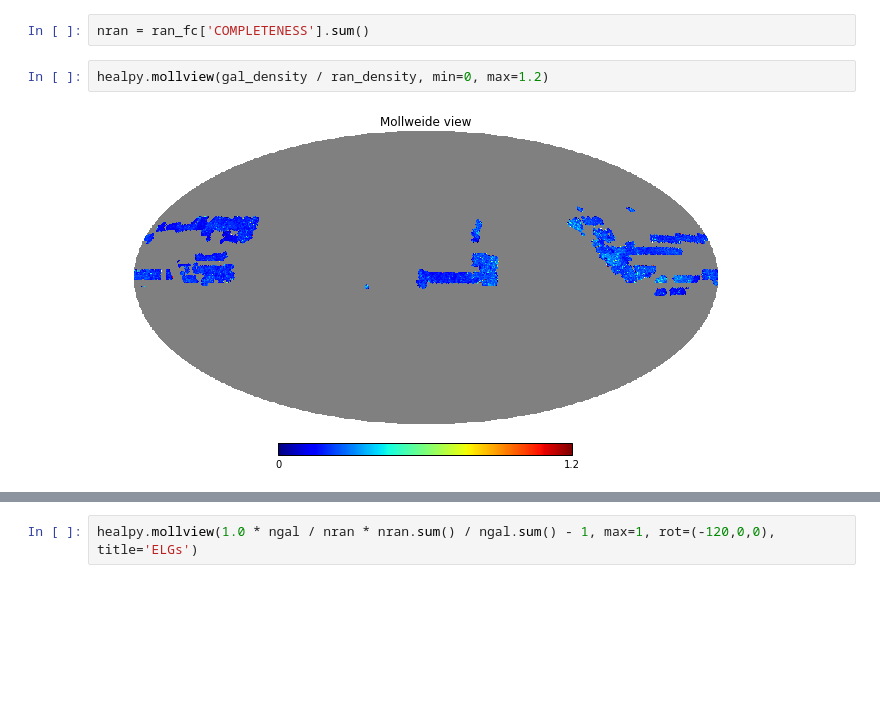
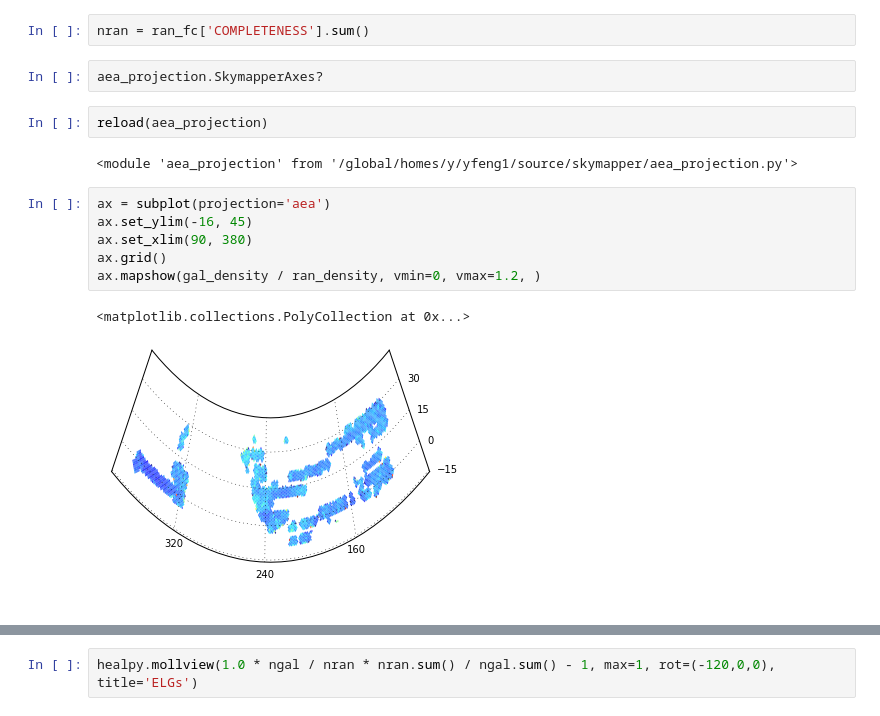
Before and after one commit to bccp/imaginglss-notebooks, a Jupyter notebook: PlotDensityMap-QSO.ipynb, the cells around one changed output, grey strips where cells are left out. Drawn from its saved outputs; the diff is of its cells as text; blank space fills up the shorter version.

```diff
--- a/PlotDensityMap-QSO.ipynb
+++ b/PlotDensityMap-QSO.ipynb
@@ -68,7 +85,18 @@ h_ = hist2d(gal_density[meanfc > 0.8], ran_density[meanfc>0.8], bins=(100, 100),
 [figure]
 # %%
 nran = ran_fc['COMPLETENESS'].sum()
-# %%
-healpy.mollview(gal_density / ran_density, min=0, max=1.2)
-# %% [output]
-[figure, removed]
+# %%
+aea_projection.SkymapperAxes?
+# %%
+reload(aea_projection)
+# %% [output]
+<module 'aea_projection' from '/global/homes/y/yfeng1/source/skymapper/aea_projection.py'>
+# %%
+ax = subplot(projection='aea')
+ax.set_ylim(-16, 45)
+ax.set_xlim(90, 380)
+ax.grid()
+ax.mapshow(gal_density / ran_density, vmin=0, vmax=1.2, )
+# %% [output]
+<matplotlib.collections.PolyCollection at 0x...>
+[figure, added]
```
Also changed, not shown: parts of 16 cells of this notebook.
